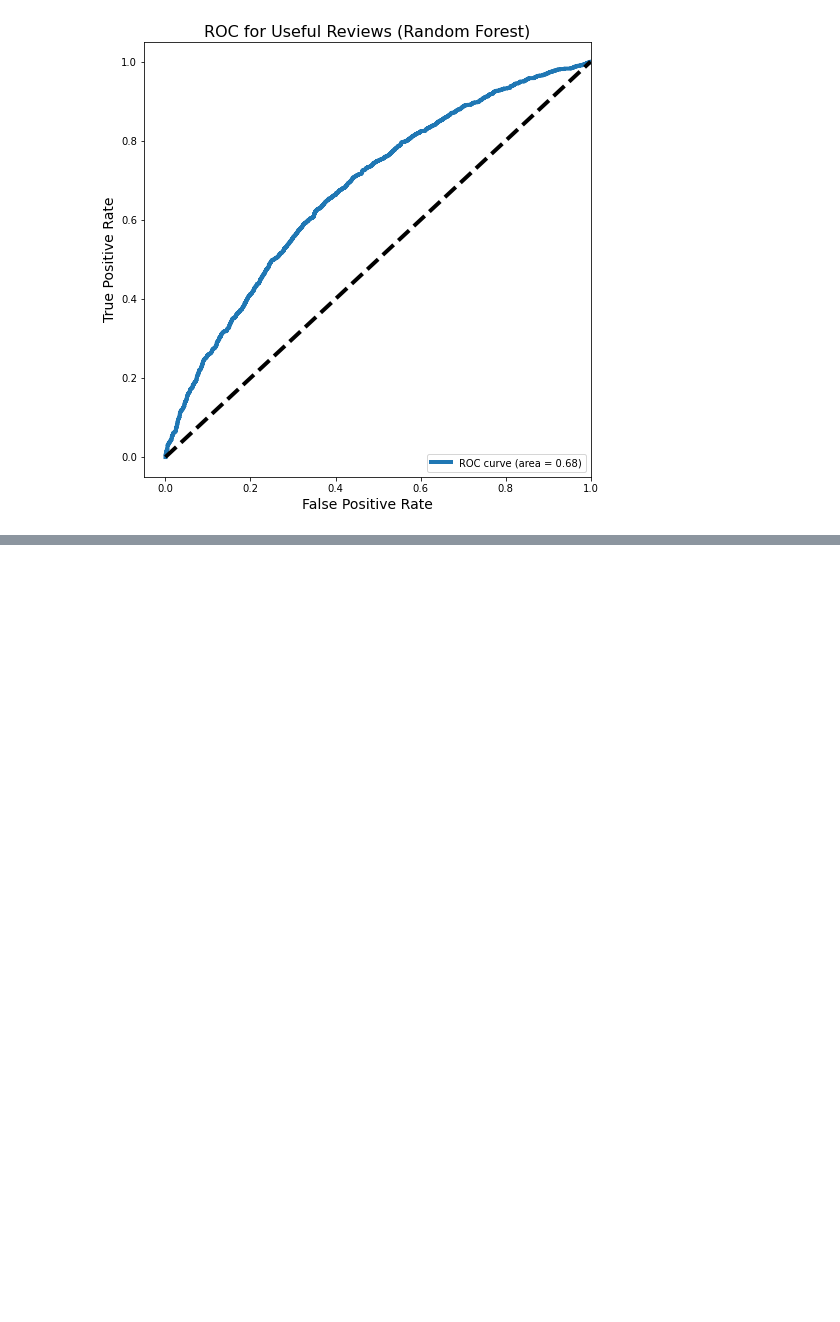
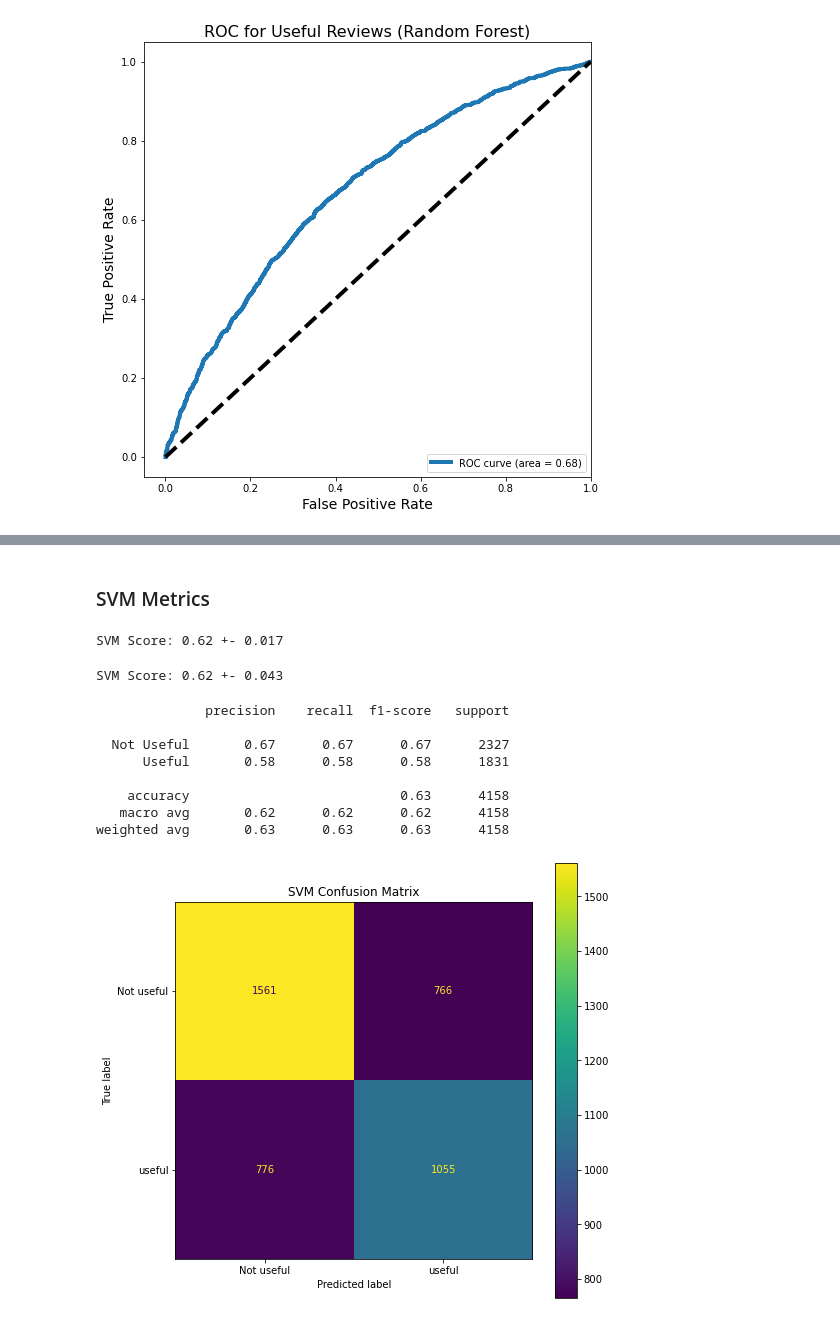
Before and after one commit to ajobsis/capstone, a Jupyter notebook: part-04/code/modelling.ipynb, the cells around one changed output, grey strips where cells are left out. Drawn from its saved outputs; the diff is of its cells as text; code cells hidden in the pictures; blank space fills up the shorter version.

```diff
--- a/part-04/code/modelling.ipynb
+++ b/part-04/code/modelling.ipynb
@@ -378,0 +373,12 @@ The random forest model had an r-squared score of 0.63 +/- 0.018 for training da
+# %%
+# set up gridsearch params
+svm_params = {"C":[1e-4, 1e-3, 1e-2],"max_iter":[900, 1000]}
+
+# Instantiate GridSearchCV object.
+svm_grid = GridSearchCV(LinearSVC(),
+                              svm_params,
+                              cv=5,
+                              verbose=0)
+# %%
+# run gridsearch
+svm_grid.fit(X_train_ss, y_train)
@@ -378,0 +394,6 @@ The random forest model had an r-squared score of 0.63 +/- 0.018 for training da
+# %%
+svm = LinearSVC(random_state=73, C=0.0001,
+               max_iter=900, class_weight='balanced'
+               )
+
+svm.fit(X_train_ss, y_train)
@@ -378,0 +424,25 @@ The random forest model had an r-squared score of 0.63 +/- 0.018 for training da
+# %% [markdown]
+### SVM Metrics
+# %%
+# score the X_train
+score(svm, 'SVM', X_train_ss, y_train)
+# %% [output]
+SVM Score: 0.62 +- 0.017
+# %%
+# score the X_test
+score(svm, 'SVM', X_test_ss, y_test)
+# %% [output]
+SVM Score: 0.62 +- 0.043
+# %%
+# generate confusion matrix
+con_matrix(svm, X_test_ss, y_test, 'SVM Confusion Matrix')
+# %% [output]
+              precision    recall  f1-score   support
+
+  Not Useful       0.67      0.67      0.67      2327
+      Useful       0.58      0.58      0.58      1831
+
+    accuracy                           0.63      4158
+   macro avg       0.62      0.62      0.62      4158
+weighted avg       0.63      0.63      0.63      4158
+[figure, added]
```
Also changed, not shown: parts of 29 cells of this notebook.
